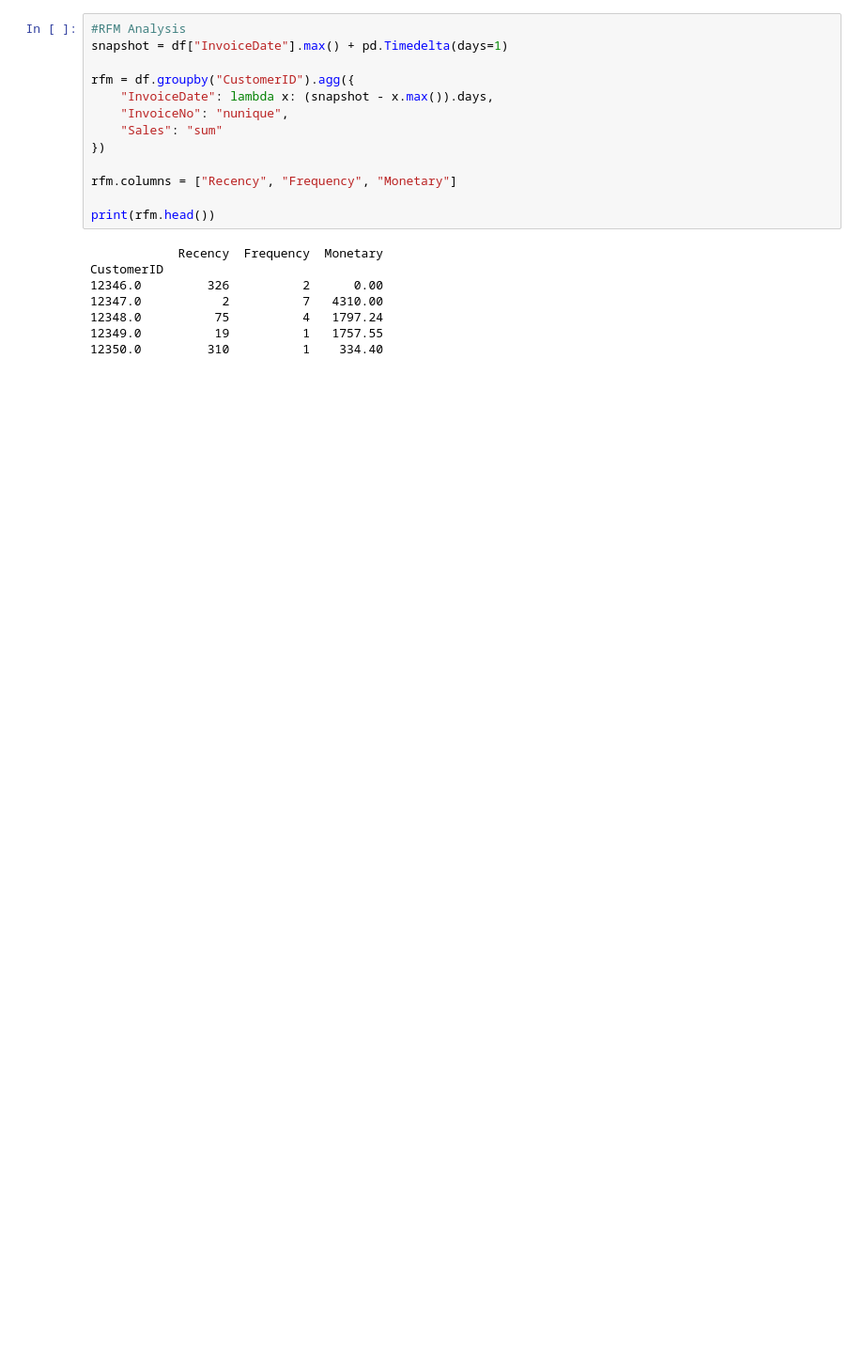
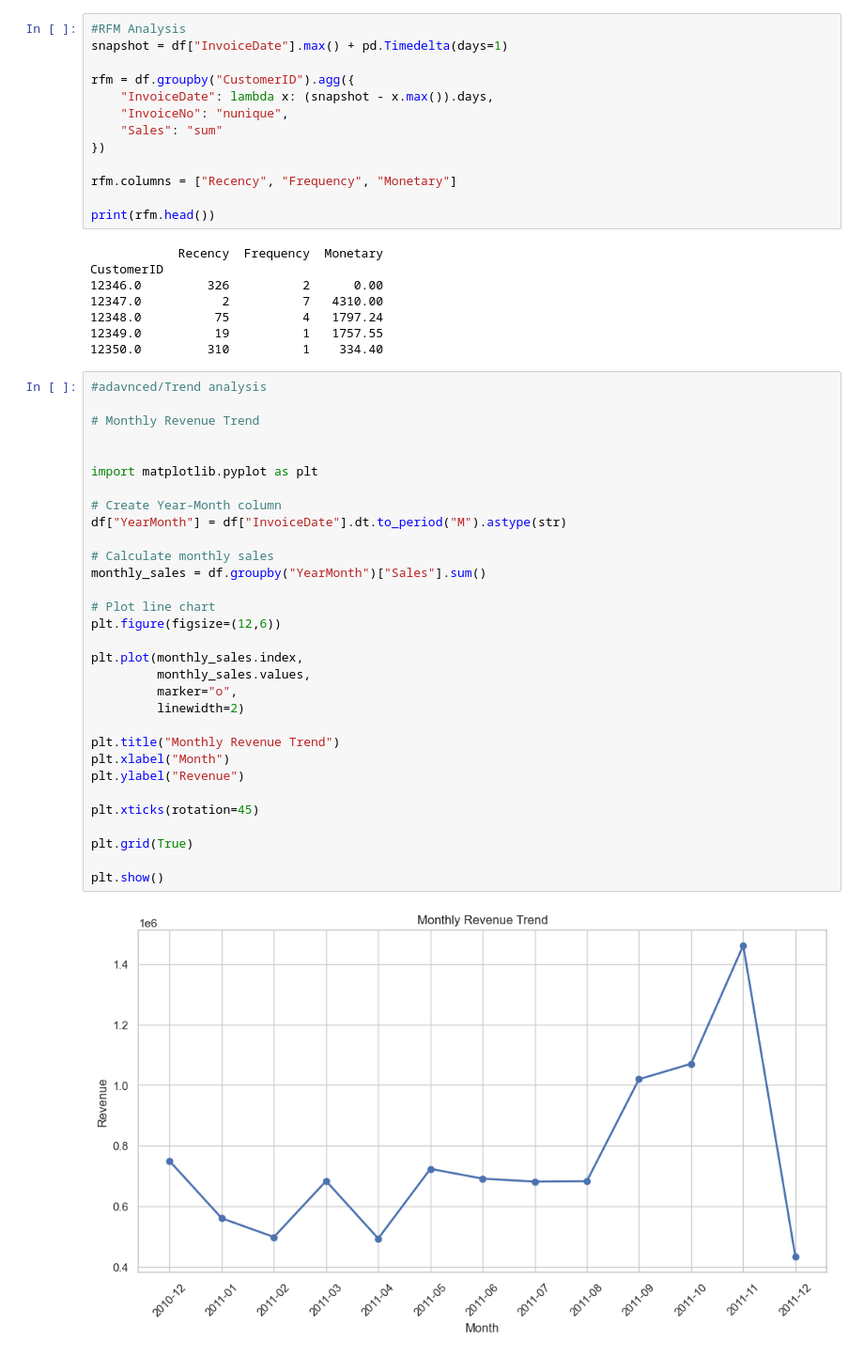
Before and after one commit to amritanshu1968-wq/data-implementation, a Jupyter notebook: Retail_Analysis.ipynb, the cells around one changed output. Shown at 94% size. Drawn from its saved outputs; the diff is of its cells as text; blank space fills up the shorter version.

Commit message:
advanced/trend analysis

```diff
--- a/Retail_Analysis.ipynb
+++ b/Retail_Analysis.ipynb
@@ -486,3 +486,36 @@ CustomerID
 12348.0          75          4   1797.24
 12349.0          19          1   1757.55
 12350.0         310          1    334.40
+# %%
+#adavnced/Trend analysis
+
+# Monthly Revenue Trend
+
+
+import matplotlib.pyplot as plt
+
+# Create Year-Month column
+df["YearMonth"] = df["InvoiceDate"].dt.to_period("M").astype(str)
+
+# Calculate monthly sales
+monthly_sales = df.groupby("YearMonth")["Sales"].sum()
+
+# Plot line chart
+plt.figure(figsize=(12,6))
+
+plt.plot(monthly_sales.index,
+         monthly_sales.values,
+         marker="o",
+         linewidth=2)
+
+plt.title("Monthly Revenue Trend")
+plt.xlabel("Month")
+plt.ylabel("Revenue")
+
+plt.xticks(rotation=45)
+
+plt.grid(True)
+
+plt.show()
+# %% [output]
+[figure, added]
```
Also changed, not shown: parts of 9 cells of this notebook.
